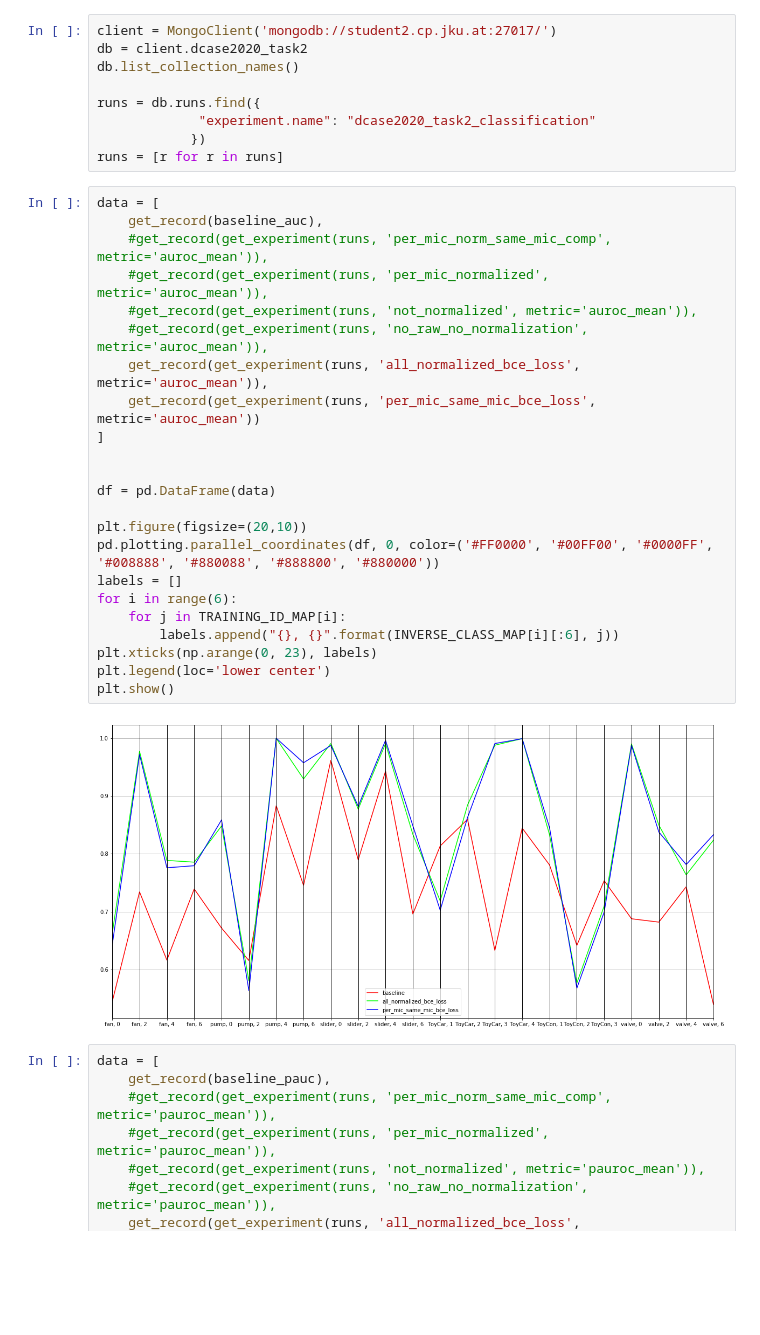
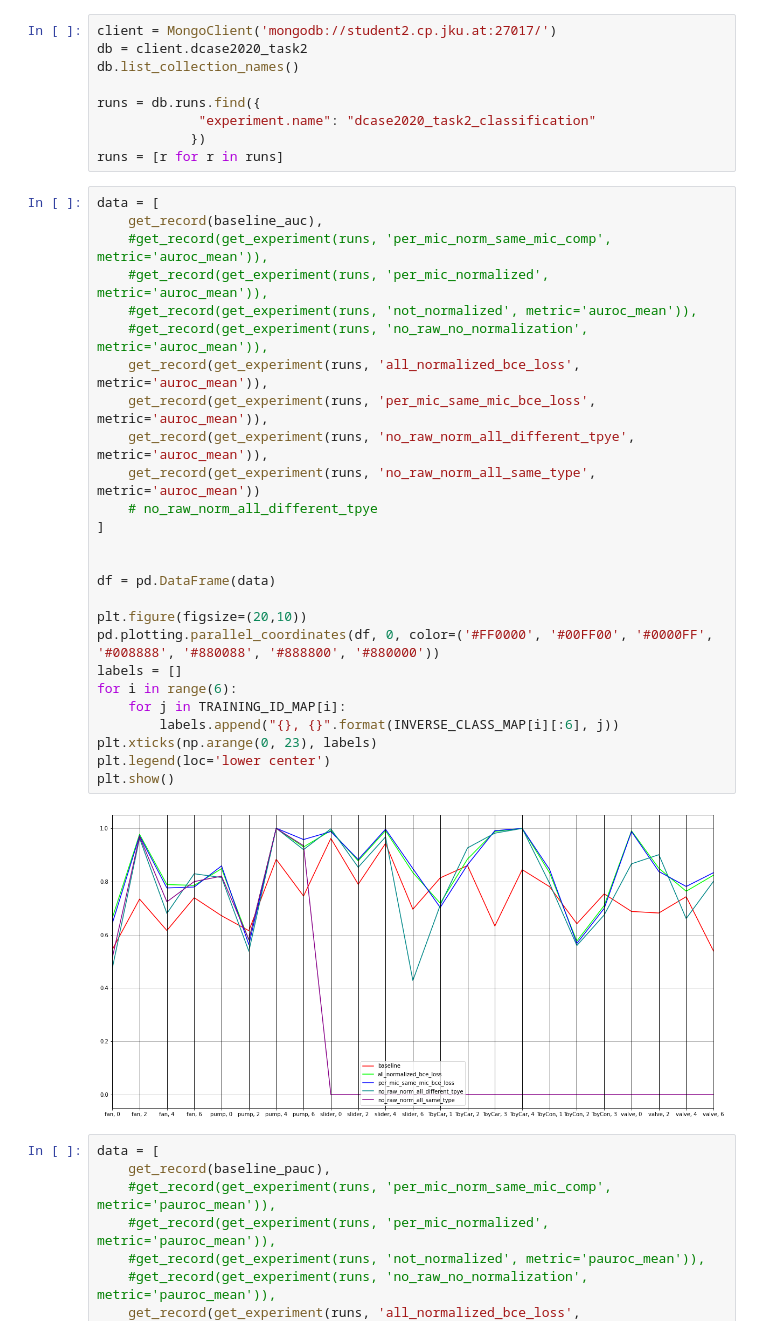
Before and after one commit to OptimusPrimus/dcase2020_task2, a Jupyter notebook: notebooks/parallel_axis_plot.ipynb, the cells around one changed output. Drawn from its saved outputs; the diff is of its cells as text; blank space fills up the shorter version.

Commit message:
add parallel coordinates plot

```diff
--- a/notebooks/parallel_axis_plot.ipynb
+++ b/notebooks/parallel_axis_plot.ipynb
@@ -91,28 +91,31 @@ runs = [r for r in runs]
 # %%
 data = [
     get_record(baseline_auc),
     #get_record(get_experiment(runs, 'per_mic_norm_same_mic_comp', metric='auroc_mean')),
     #get_record(get_experiment(runs, 'per_mic_normalized', metric='auroc_mean')),
     #get_record(get_experiment(runs, 'not_normalized', metric='auroc_mean')),
     #get_record(get_experiment(runs, 'no_raw_no_normalization', metric='auroc_mean')),
     get_record(get_experiment(runs, 'all_normalized_bce_loss', metric='auroc_mean')),
-    get_record(get_experiment(runs, 'per_mic_same_mic_bce_loss', metric='auroc_mean'))
+    get_record(get_experiment(runs, 'per_mic_same_mic_bce_loss', metric='auroc_mean')),
+    get_record(get_experiment(runs, 'no_raw_norm_all_different_tpye', metric='auroc_mean')),
+    get_record(get_experiment(runs, 'no_raw_norm_all_same_type', metric='auroc_mean'))
+    # no_raw_norm_all_different_tpye
 ]
 
 
 df = pd.DataFrame(data)
 
 plt.figure(figsize=(20,10))
 pd.plotting.parallel_coordinates(df, 0, color=('#FF0000', '#00FF00', '#0000FF', '#008888', '#880088', '#888800', '#880000'))
 labels = []
 for i in range(6):
     for j in TRAINING_ID_MAP[i]:
         labels.append("{}, {}".format(INVERSE_CLASS_MAP[i][:6], j))
 plt.xticks(np.arange(0, 23), labels)
 plt.legend(loc='lower center')
 plt.show()
 # %% [output]
-[figure, old version]
+[figure, new version]
 # %%
 data = [
     get_record(baseline_pauc),
```
Also changed, not shown: 3 other files.
